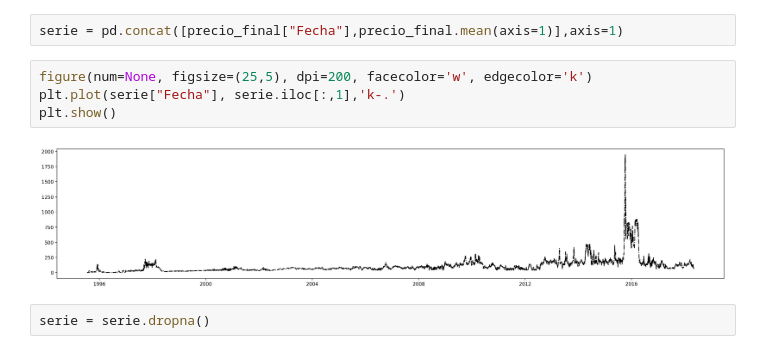
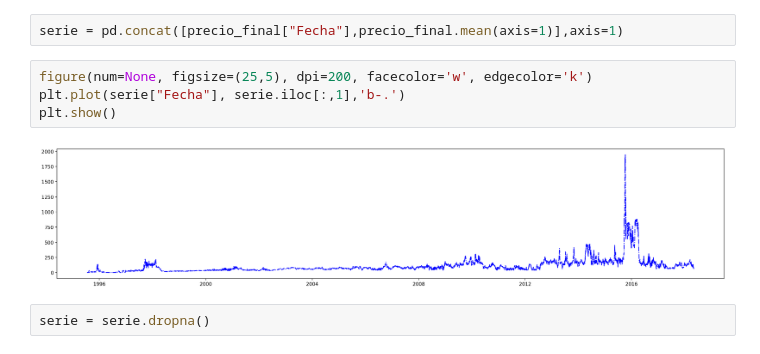
Before and after one commit to ann-2018-03/evaluacion-cmpinzonh, a Jupyter notebook: 01-precios.ipynb, the cells around one changed output. Drawn from its saved outputs; the diff is of its cells as text.

```diff
--- a/01-precios.ipynb
+++ b/01-precios.ipynb
@@ -77,10 +77,10 @@ precio_final = precio_final.sort_values(by=['Fecha'])
 serie = pd.concat([precio_final["Fecha"],precio_final.mean(axis=1)],axis=1)
 # %%
 figure(num=None, figsize=(25,5), dpi=200, facecolor='w', edgecolor='k')
-plt.plot(serie["Fecha"], serie.iloc[:,1],'k-.')
+plt.plot(serie["Fecha"], serie.iloc[:,1],'b-.')
 plt.show()
 # %% [output]
-[figure, old version]
+[figure, new version]
 # %%
 serie = serie.dropna()
 # %%
```
Also changed, not shown: parts of 17 cells of this notebook.
